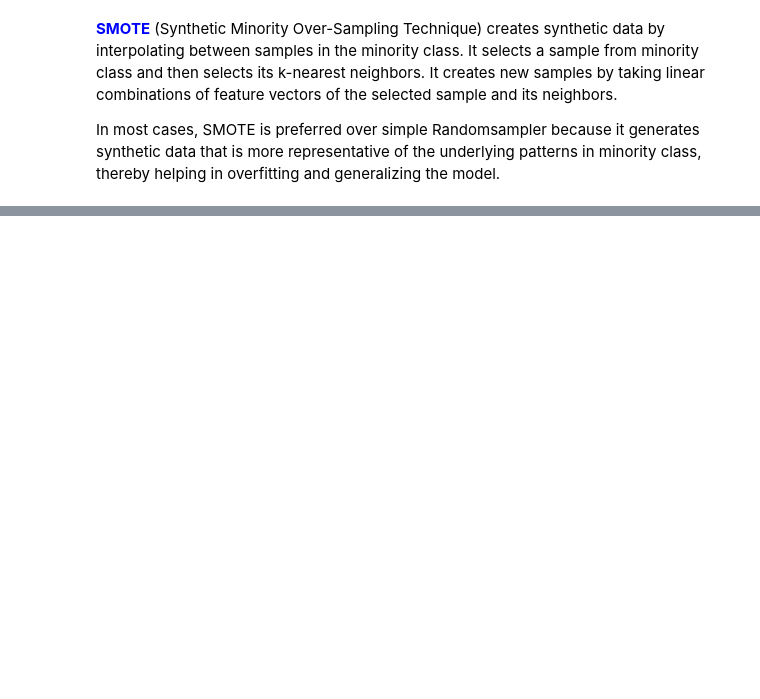
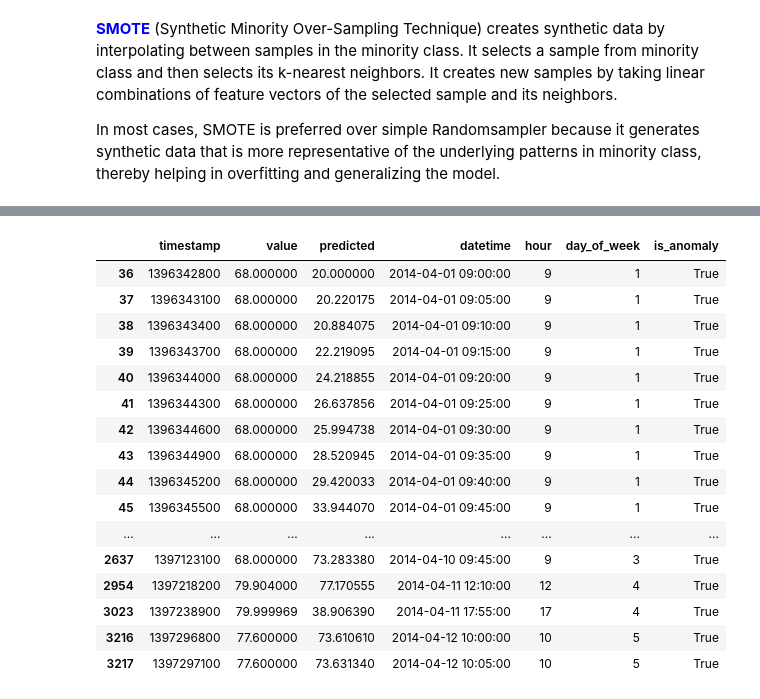
Before and after one commit to Rajscript/Anomaly-Detection-Splash, a Jupyter notebook: Anomaly_detection.ipynb, the cells around one changed output, grey strips where cells are left out. Drawn from its saved outputs; the diff is of its cells as text; code cells hidden in the pictures; blank space fills up the shorter version.

```diff
--- a/Anomaly_detection.ipynb
+++ b/Anomaly_detection.ipynb
@@ -599,0 +676,21 @@ array([[  61,   19],
+# %%
+#Anomaly cases
+df_test[df_test['is_anomaly'] == True]
+# %% [output]
+|  | timestamp | value | predicted | datetime | hour | day_of_week | is_anomaly |
+| 36 | 1396342800 | 68.000000 | 20.000000 | 2014-04-01 09:00:00 | 9 | 1 | True |
+| 37 | 1396343100 | 68.000000 | 20.220175 | 2014-04-01 09:05:00 | 9 | 1 | True |
+| 38 | 1396343400 | 68.000000 | 20.884075 | 2014-04-01 09:10:00 | 9 | 1 | True |
+| 39 | 1396343700 | 68.000000 | 22.219095 | 2014-04-01 09:15:00 | 9 | 1 | True |
+| 40 | 1396344000 | 68.000000 | 24.218855 | 2014-04-01 09:20:00 | 9 | 1 | True |
+| 41 | 1396344300 | 68.000000 | 26.637856 | 2014-04-01 09:25:00 | 9 | 1 | True |
+| 42 | 1396344600 | 68.000000 | 25.994738 | 2014-04-01 09:30:00 | 9 | 1 | True |
+| 43 | 1396344900 | 68.000000 | 28.520945 | 2014-04-01 09:35:00 | 9 | 1 | True |
+| 44 | 1396345200 | 68.000000 | 29.420033 | 2014-04-01 09:40:00 | 9 | 1 | True |
+| 45 | 1396345500 | 68.000000 | 33.944070 | 2014-04-01 09:45:00 | 9 | 1 | True |
+| ... | ... | ... | ... | ... | ... | ... | ... |
+| 2637 | 1397123100 | 68.000000 | 73.283380 | 2014-04-10 09:45:00 | 9 | 3 | True |
+| 2954 | 1397218200 | 79.904000 | 77.170555 | 2014-04-11 12:10:00 | 12 | 4 | True |
+| 3023 | 1397238900 | 79.999969 | 38.906390 | 2014-04-11 17:55:00 | 17 | 4 | True |
+| 3216 | 1397296800 | 77.600000 | 73.610610 | 2014-04-12 10:00:00 | 10 | 5 | True |
+| 3217 | 1397297100 | 77.600000 | 73.631340 | 2014-04-12 10:05:00 | 10 | 5 | True |
```
Also changed, not shown: parts of 31 cells of this notebook.
